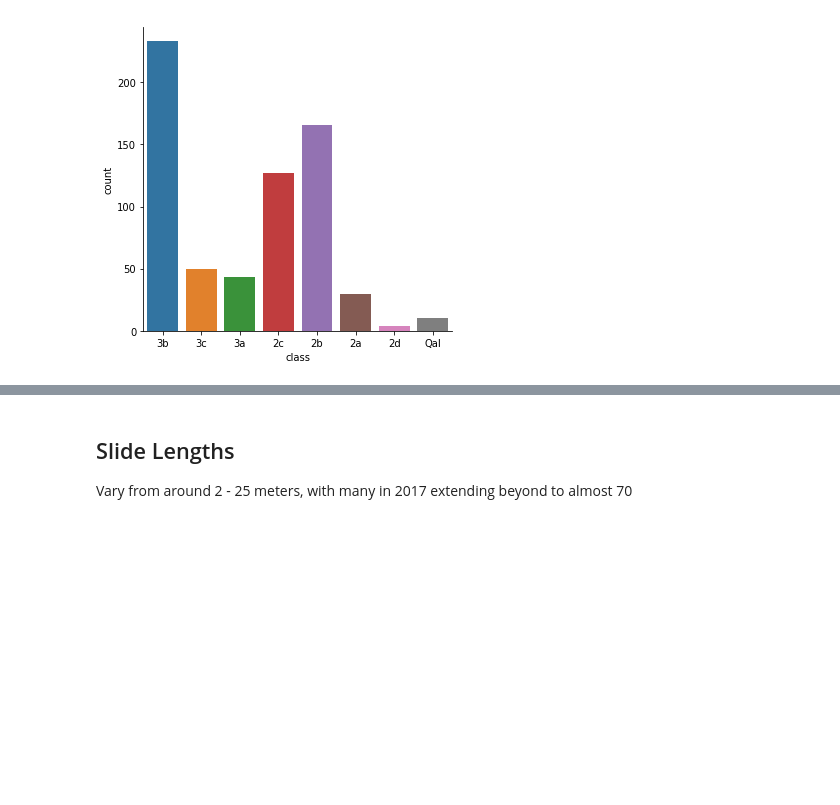
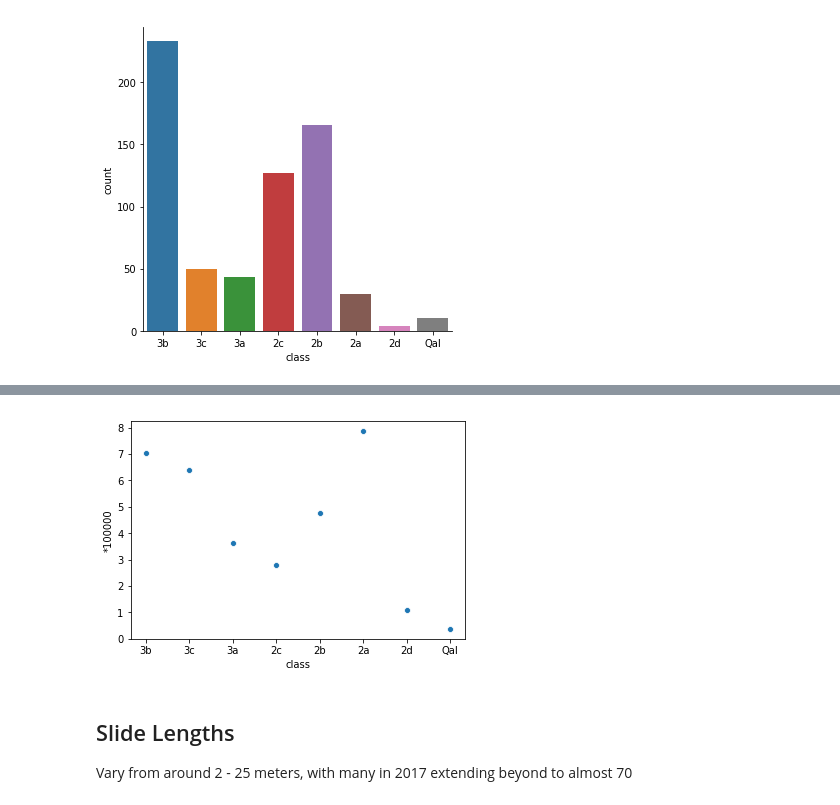
Before and after one commit to marynsanders/surfProject, a Jupyter notebook: landslide_geometry/landslide_geometry.ipynb, the cells around one changed output, grey strips where cells are left out. Cells and saved outputs as stored; diff of their text form; code cells hidden in the pictures; blank space fills up the shorter version.

```diff
--- a/landslide_geometry/landslide_geometry.ipynb
+++ b/landslide_geometry/landslide_geometry.ipynb
@@ -51,3 +61,7 @@ sns.catplot(x="class", data=concatenated, kind="count")
+# %%
+ax = sns.scatterplot(x="class", y="*100000", data=normalized)
+# %% [output]
+[figure, added]
 # %% [markdown]
 ## Slide Lengths
 
```
Also changed, not shown: parts of 3 cells of this notebook, 2 other files.
